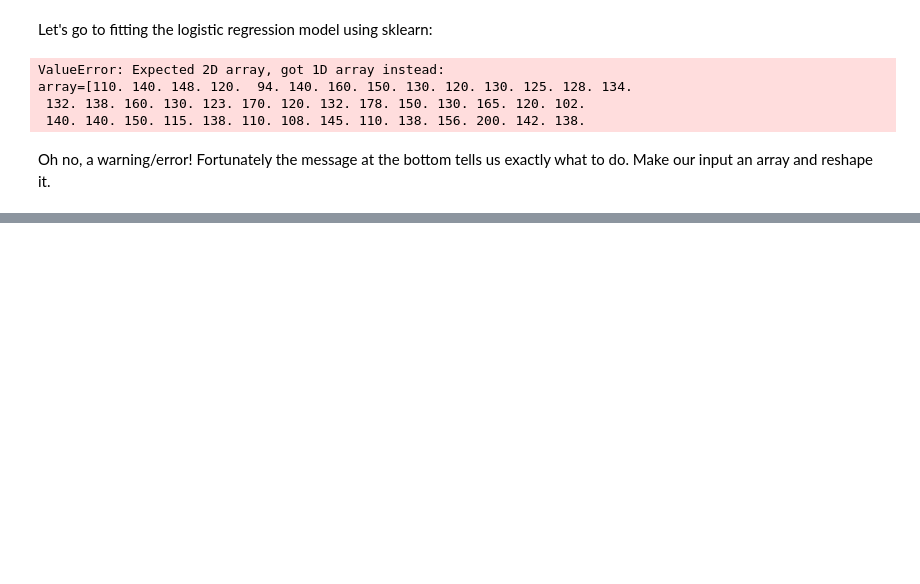
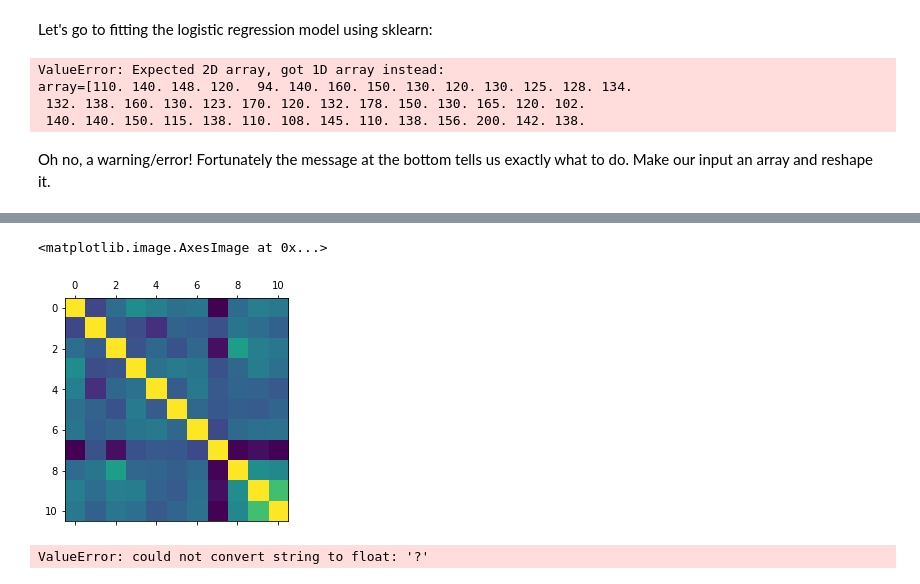
Before and after one commit to kaitai/MachineLearningSeminar-2019, a Jupyter notebook: Logistic regression.ipynb, the cells around one changed output, grey strips where cells are left out. Saved outputs shown, nothing was run; the diff lists cells and outputs as text; code cells hidden in the pictures; blank space fills up the shorter version.

```diff
--- a/Logistic regression.ipynb
+++ b/Logistic regression.ipynb
@@ -178,0 +198,11 @@ array([[145.],
+# %%
+plt.matshow(bigX.corr())
+# %% [output]
+<matplotlib.image.AxesImage at 0x...>
+[figure, added]
+# %%
+
+X_train, X_test, y_train, y_test = train_test_split(X, y, test_size=0.2, random_state=139)
+clf = LogisticRegression().fit(X_train, y_train)
+# %% [output]
+ValueError: could not convert string to float: '?'
```
Also changed, not shown: parts of 14 cells of this notebook, 2 other files.
